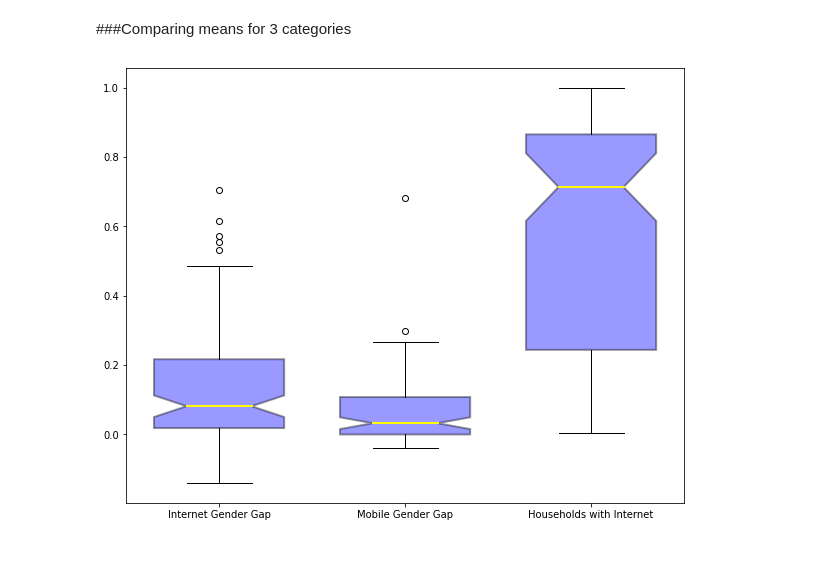
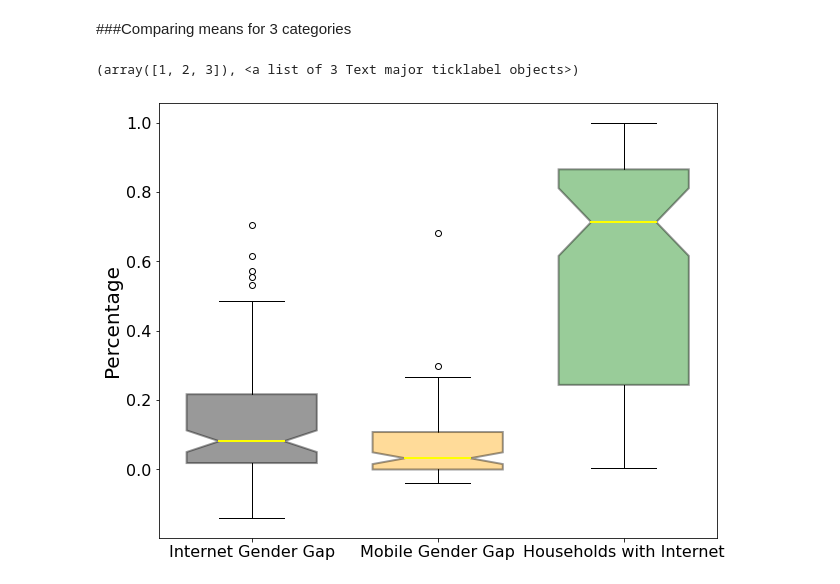
Before and after one commit to mselmasry/GraphingExcercise, a Jupyter notebook: 01_GraphingExcercise.ipynb, the cells around one changed output. Saved outputs shown, nothing was run; the diff lists cells and outputs as text; code cells hidden in the pictures; blank space fills up the shorter version.

```diff
--- a/01_GraphingExcercise.ipynb
+++ b/01_GraphingExcercise.ipynb
@@ -74,8 +74,18 @@ dd_df.describe()
 # %%
 fig, ax = plt.subplots(nrows=1, ncols=1, figsize=(10,8))
 boxplots = ax.boxplot([dd_df['Gender gap in internet access; % difference'],dd_df['Gender gap in mobile phone access; % difference'],dd_df['Internet users; % of households']],
                       notch=True, labels = ['Internet Gender Gap', 'Mobile Gender Gap', 'Households with Internet'], widths=.7, patch_artist=True,
                       medianprops = dict(linestyle='-', linewidth='2', color = 'Yellow'),
-                      boxprops= dict(linestyle='-',linewidth='2', color='black', facecolor='blue',alpha=.4));
+                      boxprops= dict(linestyle='-',linewidth='2', color='black', facecolor='green',alpha=.4));
+
+boxplot1 = boxplots['boxes'][0]
+boxplot2 = boxplots['boxes'][1]
+boxplot1.set_facecolor('black')
+boxplot2.set_facecolor('orange')
+
+plt.ylabel('Percentage',fontsize=20)
+plt.yticks(fontsize=16)
+plt.xticks(fontsize=16)
 # %% [output]
+(array([1, 2, 3]), <a list of 3 Text major ticklabel objects>)
-[figure, old version]
+[figure, new version]
```
